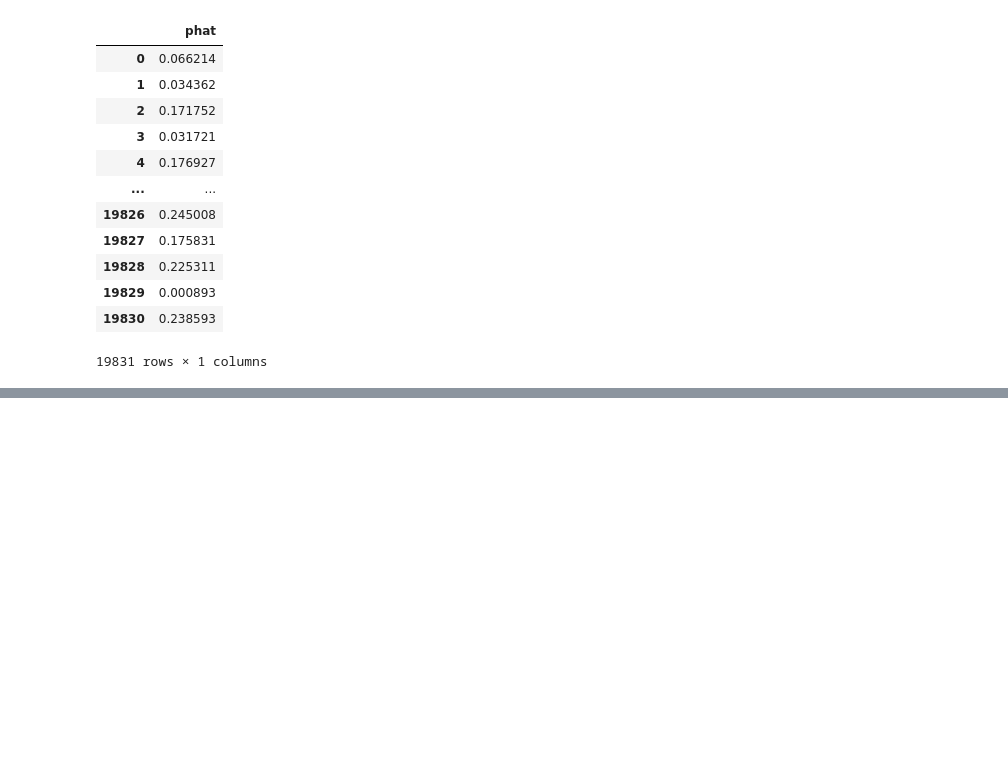
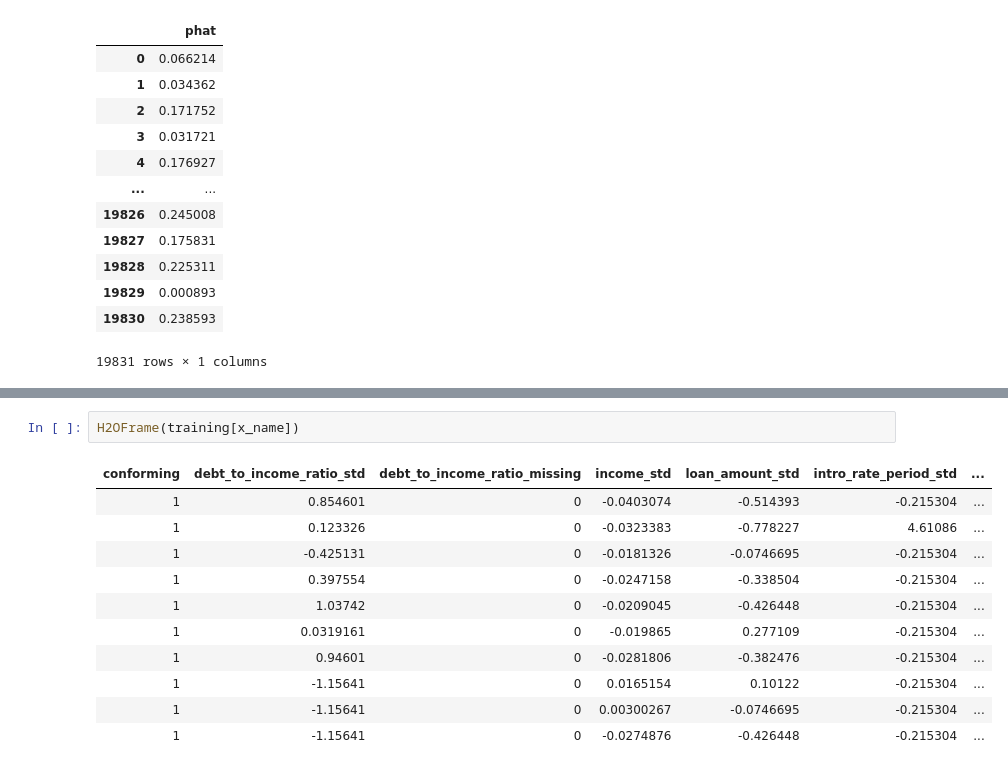
Before and after one commit to youssefragab99/dnsc6290_assignment_1, a Jupyter notebook: assignment_1.ipynb, the cells around one changed output, grey strips where cells are left out. Saved outputs shown, nothing was run; the diff lists cells and outputs as text; blank space fills up the shorter version.

```diff
--- a/assignment_1.ipynb
+++ b/assignment_1.ipynb
@@ -370,0 +412,14 @@ best_mxgb_submit
+# %%
+H2OFrame(training[x_name])
+# %% [output]
+| conforming | debt_to_income_ratio_std | debt_to_income_ratio_missing | income_std | loan_amount_std | intro_rate_period_std | ... |
+| 1 | 0.854601 | 0 | -0.0403074 | -0.514393 | -0.215304 | ... |
+| 1 | 0.123326 | 0 | -0.0323383 | -0.778227 | 4.61086 | ... |
+| 1 | -0.425131 | 0 | -0.0181326 | -0.0746695 | -0.215304 | ... |
+| 1 | 0.397554 | 0 | -0.0247158 | -0.338504 | -0.215304 | ... |
+| 1 | 1.03742 | 0 | -0.0209045 | -0.426448 | -0.215304 | ... |
+| 1 | 0.0319161 | 0 | -0.019865 | 0.277109 | -0.215304 | ... |
+| 1 | 0.94601 | 0 | -0.0281806 | -0.382476 | -0.215304 | ... |
+| 1 | -1.15641 | 0 | 0.0165154 | 0.10122 | -0.215304 | ... |
+| 1 | -1.15641 | 0 | 0.00300267 | -0.0746695 | -0.215304 | ... |
+| 1 | -1.15641 | 0 | -0.0274876 | -0.426448 | -0.215304 | ... |
```
Also changed, not shown: parts of 10 cells of this notebook.
